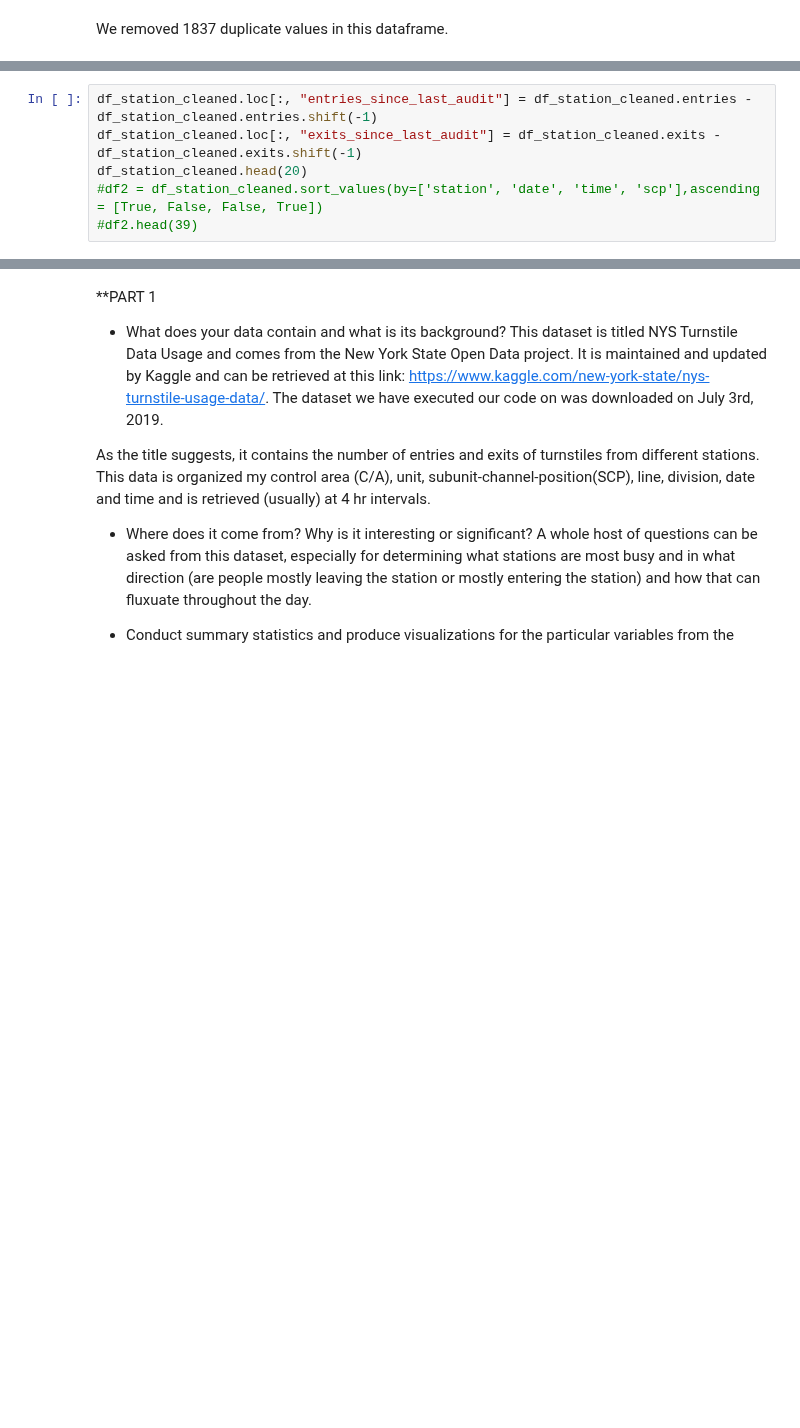
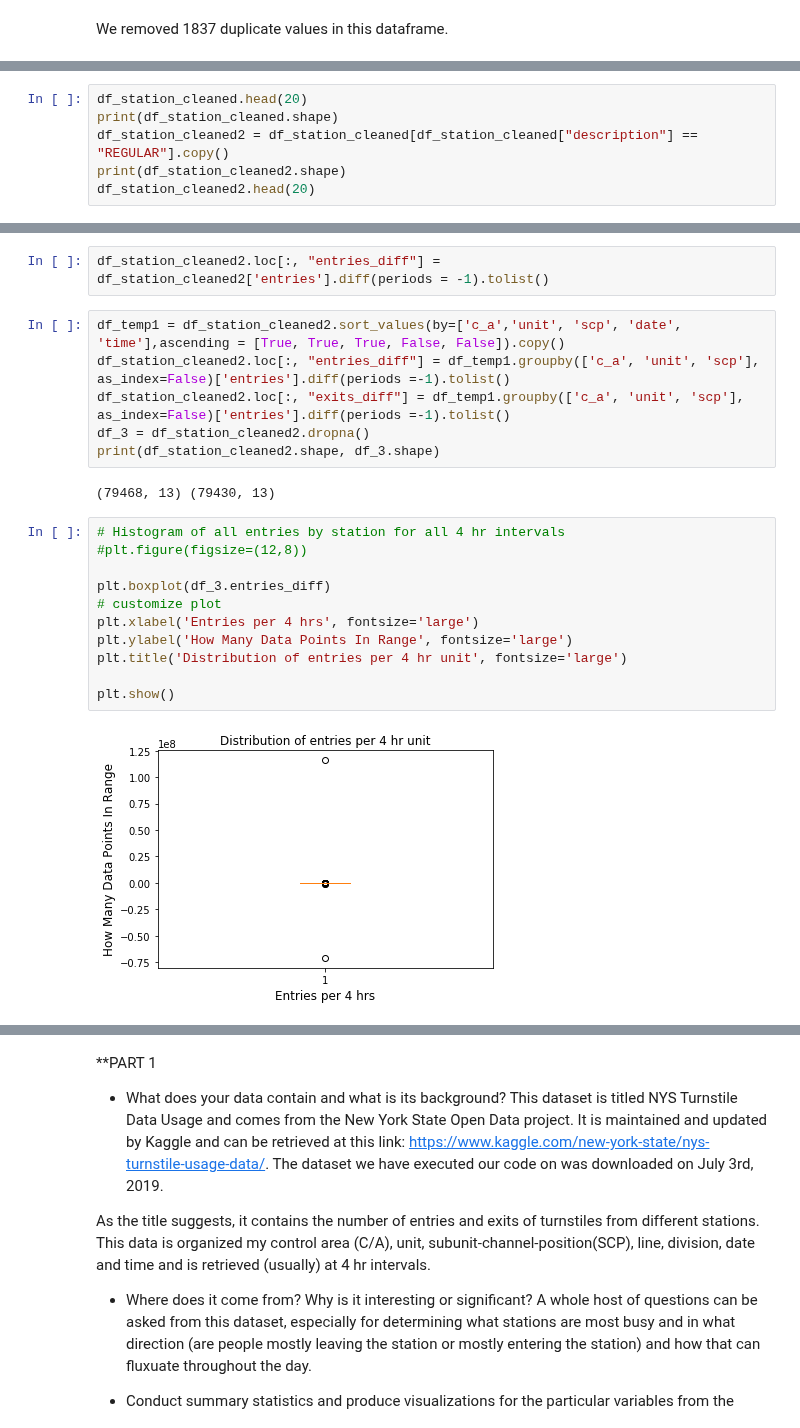
Before and after one commit to MahfuzurRahmanMiah/MTA_Turnstile_Data, a Jupyter notebook: MTA_Turnstile_Data.ipynb, the cells around one changed output, grey strips where cells are left out. Drawn from its saved outputs; the diff is of its cells as text; blank space fills up the shorter version.

```diff
--- a/MTA_Turnstile_Data.ipynb
+++ b/MTA_Turnstile_Data.ipynb
@@ -172,6 +140,0 @@ df_station_cleaned.head(40)
-# %%
-df_station_cleaned.loc[:, "entries_since_last_audit"] = df_station_cleaned.entries - df_station_cleaned.entries.shift(-1)
-df_station_cleaned.loc[:, "exits_since_last_audit"] = df_station_cleaned.exits - df_station_cleaned.exits.shift(-1)
-df_station_cleaned.head(20)
-#df2 = df_station_cleaned.sort_values(by=['station', 'date', 'time', 'scp'],ascending = [True, False, False, True])
-#df2.head(39)
@@ -195,0 +161,6 @@ df_station_cleaned.head(20)
+# %%
+df_station_cleaned.head(20)
+print(df_station_cleaned.shape)
+df_station_cleaned2 = df_station_cleaned[df_station_cleaned["description"] == "REGULAR"].copy()
+print(df_station_cleaned2.shape)
+df_station_cleaned2.head(20)
@@ -196 +207,24 @@ df_station_cleaned.head(20)
+# %%
+df_station_cleaned2.loc[:, "entries_diff"] = df_station_cleaned2['entries'].diff(periods = -1).tolist()
+# %%
+df_temp1 = df_station_cleaned2.sort_values(by=['c_a','unit', 'scp', 'date', 'time'],ascending = [True, True, True, False, False]).copy()
+df_station_cleaned2.loc[:, "entries_diff"] = df_temp1.groupby(['c_a', 'unit', 'scp'], as_index=False)['entries'].diff(periods =-1).tolist()
+df_station_cleaned2.loc[:, "exits_diff"] = df_temp1.groupby(['c_a', 'unit', 'scp'], as_index=False)['entries'].diff(periods =-1).tolist()
+df_3 = df_station_cleaned2.dropna()
+print(df_station_cleaned2.shape, df_3.shape)
+# %% [output]
+(79468, 13) (79430, 13)
+# %%
+# Histogram of all entries by station for all 4 hr intervals
+#plt.figure(figsize=(12,8))
+
+plt.boxplot(df_3.entries_diff)
+# customize plot
+plt.xlabel('Entries per 4 hrs', fontsize='large')
+plt.ylabel('How Many Data Points In Range', fontsize='large')
+plt.title('Distribution of entries per 4 hr unit', fontsize='large')
+
+plt.show()
+# %% [output]
+[figure, added]
 # %%
```
Also changed, not shown: parts of 15 cells of this notebook.
